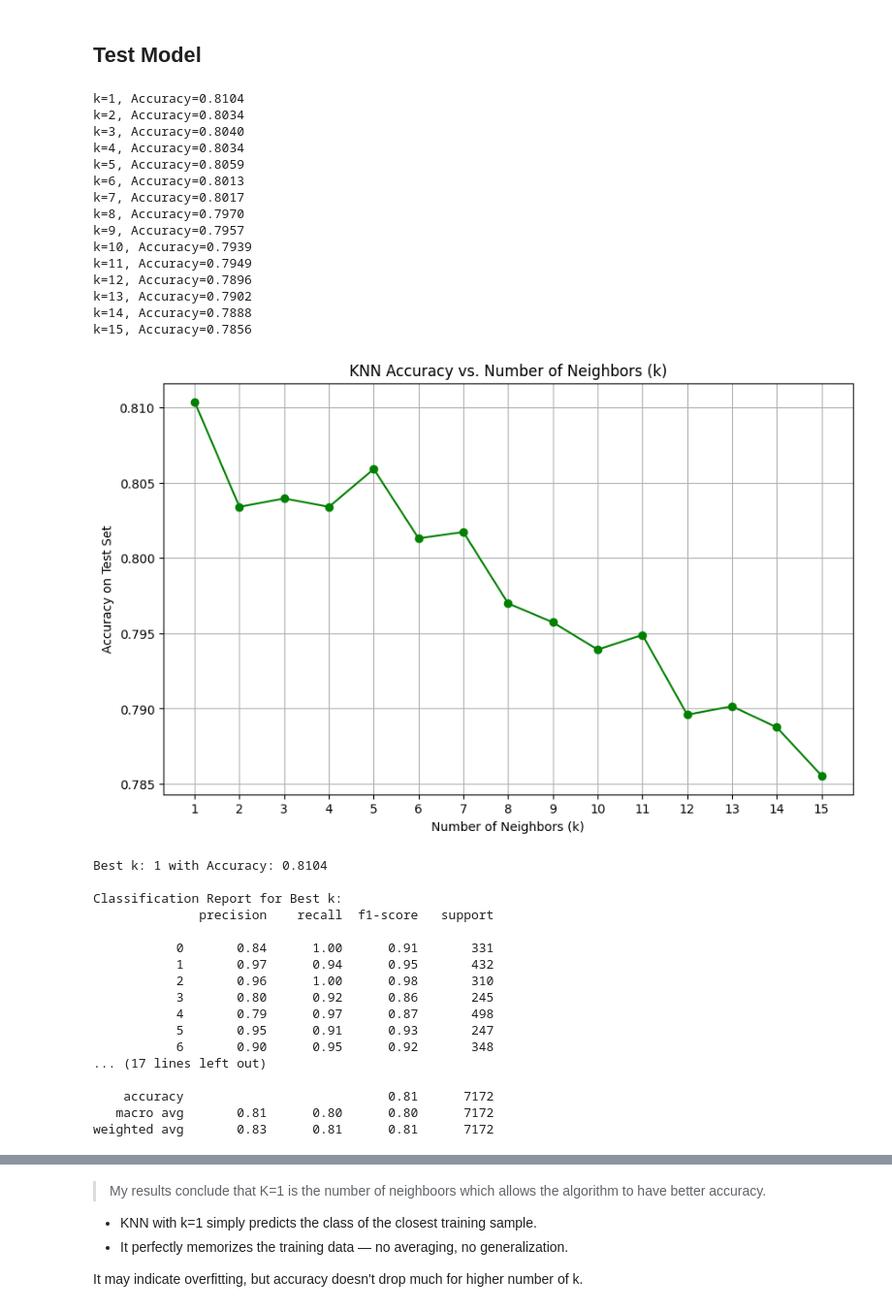
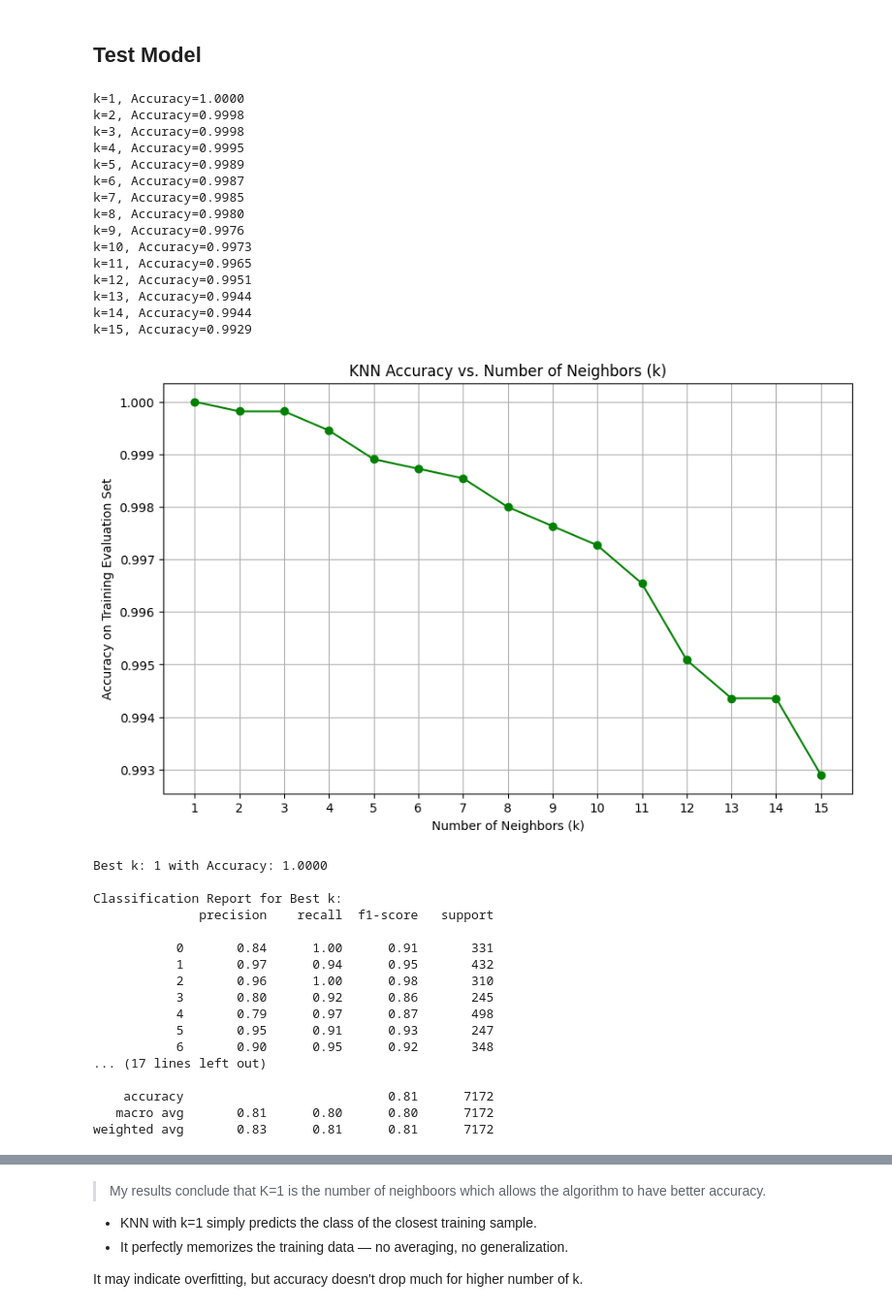
Before and after one commit to rodrigoabreu22/TAA_American_Sign_Language_Understanding, a Jupyter notebook: knn.ipynb, the cells around one changed output, grey strips where cells are left out. Shown at 97% size. Drawn from its saved outputs; the diff is of its cells as text; code cells hidden in the pictures.

Commit message:
improved knn to use train evaluation

```diff
--- a/knn.ipynb
+++ b/knn.ipynb
@@ -57,9 +60,15 @@ for i in range(len(y)):
     if y[i] > 8:
         y[i] -= 1
 
-print(f'Number of training examples: {m}')
+#split data into train and evaluation
+X_train, X_val, y_train, y_val = train_test_split(X, y, test_size=0.2, random_state=42)
+
 print(f'Number of features: {X.shape[1]}')
 print(f'Number of classes: {n_classes}')
-print(f'X_shape: {X.shape}')
-print(f'y_shape: {y.shape}')
+print("Number of training examples: ", len(y_train))
+print("X_train shape: ", X_train.shape)
+print("y_train shape: ", y_train.shape)
+print("Number of validation examples: ", len(y_val))
+print("X_val shape: ", X_val.shape)
+print("y_val shape: ", y_val.shape)
 # %% [output]
@@ -109,8 +117,8 @@ accuracies = []
 for k in k_values:
     model = KNeighborsClassifier(n_neighbors=k)
     model.fit(X, y)
-    y_pred = model.predict(X_test)
-    acc = accuracy_score(y_test, y_pred)
+    y_pred = model.predict(X_val)
+    acc = accuracy_score(y_val, y_pred)
     accuracies.append(acc)
     print(f"k={k}, Accuracy={acc:.4f}")
 
@@ -119,53 +127,53 @@ plt.figure(figsize=(10, 6))
 plt.plot(k_values, accuracies, marker='o', linestyle='-', color='green')
 plt.title("KNN Accuracy vs. Number of Neighbors (k)")
 plt.xlabel("Number of Neighbors (k)")
-plt.ylabel("Accuracy on Test Set")
+plt.ylabel("Accuracy on Training Evaluation Set")
 plt.xticks(k_values)
 plt.grid(True)
 plt.show()
 
 # Find best k
 best_k_index = np.argmax(accuracies)
 best_k = k_values[best_k_index]
 best_accuracy = accuracies[best_k_index]
 
 print(f"\nBest k: {best_k} with Accuracy: {best_accuracy:.4f}")
 
 # Train and evaluate best model
 best_model = KNeighborsClassifier(n_neighbors=best_k)
 best_model.fit(X, y)
 best_y_pred = best_model.predict(X_test)
 
 # Classification Report
 print("\nClassification Report for Best k:")
 print(classification_report(y_test, best_y_pred))
 
 # Confusion Matrix
 conf_matrix = confusion_matrix(y_test, best_y_pred)
 plt.figure(figsize=(10, 8))
 sns.heatmap(conf_matrix, annot=True, fmt='d', cmap='Blues')
 plt.title(f"Confusion Matrix for k = {best_k}")
 plt.xlabel("Predicted Labels")
 plt.ylabel("True Labels")
 plt.show()
 # %% [output]
-k=1, Accuracy=0.8104
-k=2, Accuracy=0.8034
-k=3, Accuracy=0.8040
-k=4, Accuracy=0.8034
-k=5, Accuracy=0.8059
-k=6, Accuracy=0.8013
-k=7, Accuracy=0.8017
-k=8, Accuracy=0.7970
-k=9, Accuracy=0.7957
-k=10, Accuracy=0.7939
-k=11, Accuracy=0.7949
-k=12, Accuracy=0.7896
-k=13, Accuracy=0.7902
-k=14, Accuracy=0.7888
-k=15, Accuracy=0.7856
+k=1, Accuracy=1.0000
+k=2, Accuracy=0.9998
+k=3, Accuracy=0.9998
+k=4, Accuracy=0.9995
+k=5, Accuracy=0.9989
+k=6, Accuracy=0.9987
+k=7, Accuracy=0.9985
+k=8, Accuracy=0.9980
+k=9, Accuracy=0.9976
+k=10, Accuracy=0.9973
+k=11, Accuracy=0.9965
+k=12, Accuracy=0.9951
+k=13, Accuracy=0.9944
+k=14, Accuracy=0.9944
+k=15, Accuracy=0.9929
-[figure, old version]
+[figure, new version]
-Best k: 1 with Accuracy: 0.8104
+Best k: 1 with Accuracy: 1.0000
 
 Classification Report for Best k:
               precision    recall  f1-score   support
```
Also changed, not shown: parts of 4 cells of this notebook.
